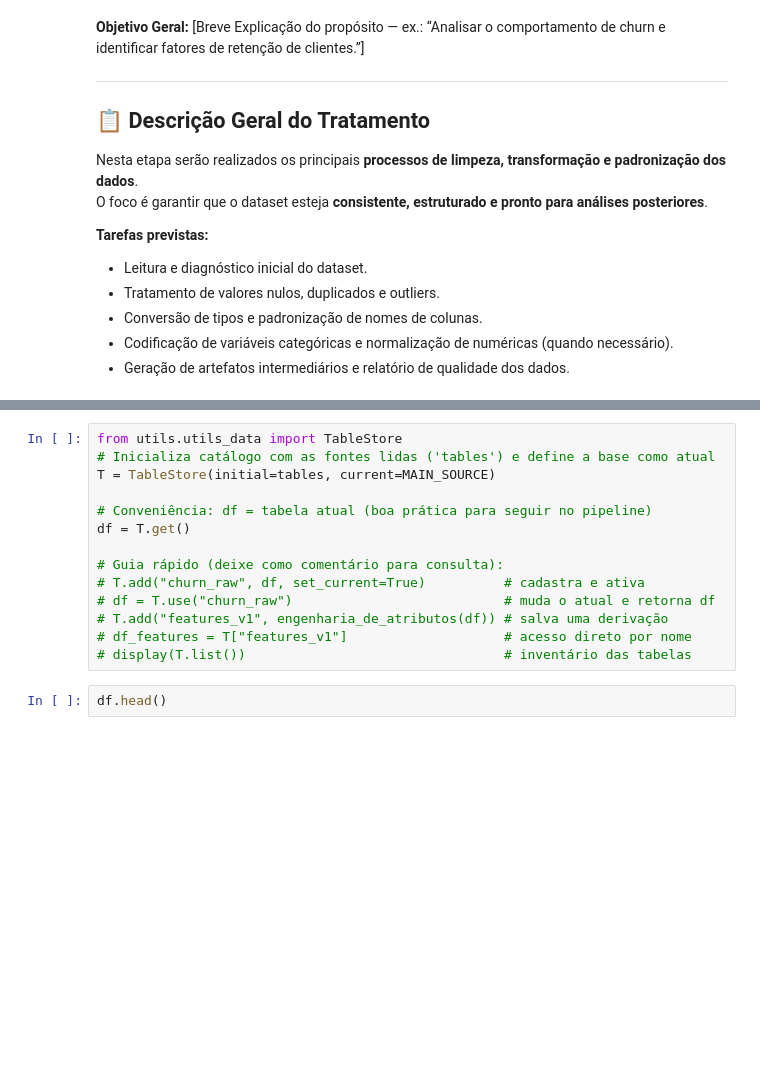
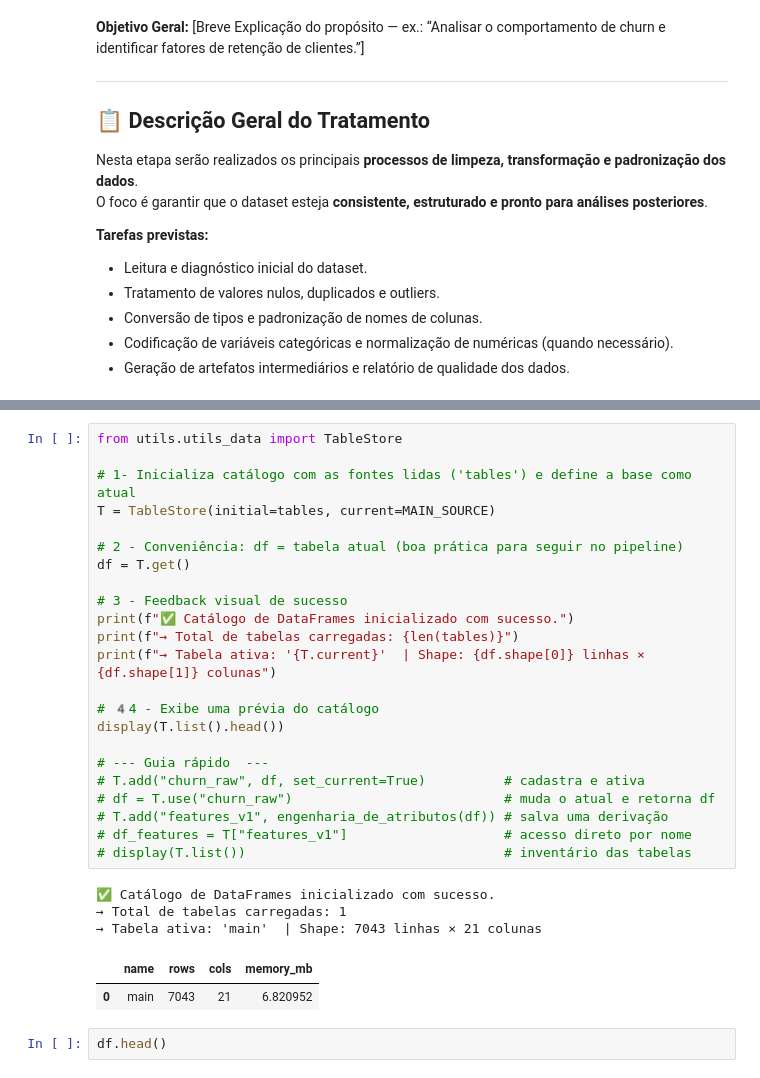
Before and after one commit to FabioAguiar/data-project-template, a Jupyter notebook: notebooks/01_data_preparation_template.ipynb, the cells around one changed output, grey strips where cells are left out. Drawn from its saved outputs; the diff is of its cells as text; blank space fills up the shorter version.

```diff
--- a/notebooks/01_data_preparation_template.ipynb
+++ b/notebooks/01_data_preparation_template.ipynb
@@ -447,17 +559,32 @@ A variável (`df`) sempre representa a tabela ativa atual, garantindo consistên
 # %%
 from utils.utils_data import TableStore
-# Inicializa catálogo com as fontes lidas ('tables') e define a base como atual
+
+# 1- Inicializa catálogo com as fontes lidas ('tables') e define a base como atual
 T = TableStore(initial=tables, current=MAIN_SOURCE)
 
-# Conveniência: df = tabela atual (boa prática para seguir no pipeline)
+# 2 - Conveniência: df = tabela atual (boa prática para seguir no pipeline)
 df = T.get()
 
-# Guia rápido (deixe como comentário para consulta):
+# 3 - Feedback visual de sucesso
+print(f"✅ Catálogo de DataFrames inicializado com sucesso.")
+print(f"→ Total de tabelas carregadas: {len(tables)}")
+print(f"→ Tabela ativa: '{T.current}'  | Shape: {df.shape[0]} linhas × {df.shape[1]} colunas")
+
+# 4️4 - Exibe uma prévia do catálogo
+display(T.list().head())
+
+# --- Guia rápido  ---
 # T.add("churn_raw", df, set_current=True)          # cadastra e ativa
 # df = T.use("churn_raw")                           # muda o atual e retorna df
 # T.add("features_v1", engenharia_de_atributos(df)) # salva uma derivação
 # df_features = T["features_v1"]                    # acesso direto por nome
 # display(T.list())                                 # inventário das tabelas
+# %% [output]
+✅ Catálogo de DataFrames inicializado com sucesso.
+→ Total de tabelas carregadas: 1
+→ Tabela ativa: 'main'  | Shape: 7043 linhas × 21 colunas
+|  | name | rows | cols | memory_mb |
+| 0 | main | 7043 | 21 | 6.820952 |
 # %%
 df.head()
 # %% [output]
```
Also changed, not shown: parts of 17 cells of this notebook, 7 other files.
